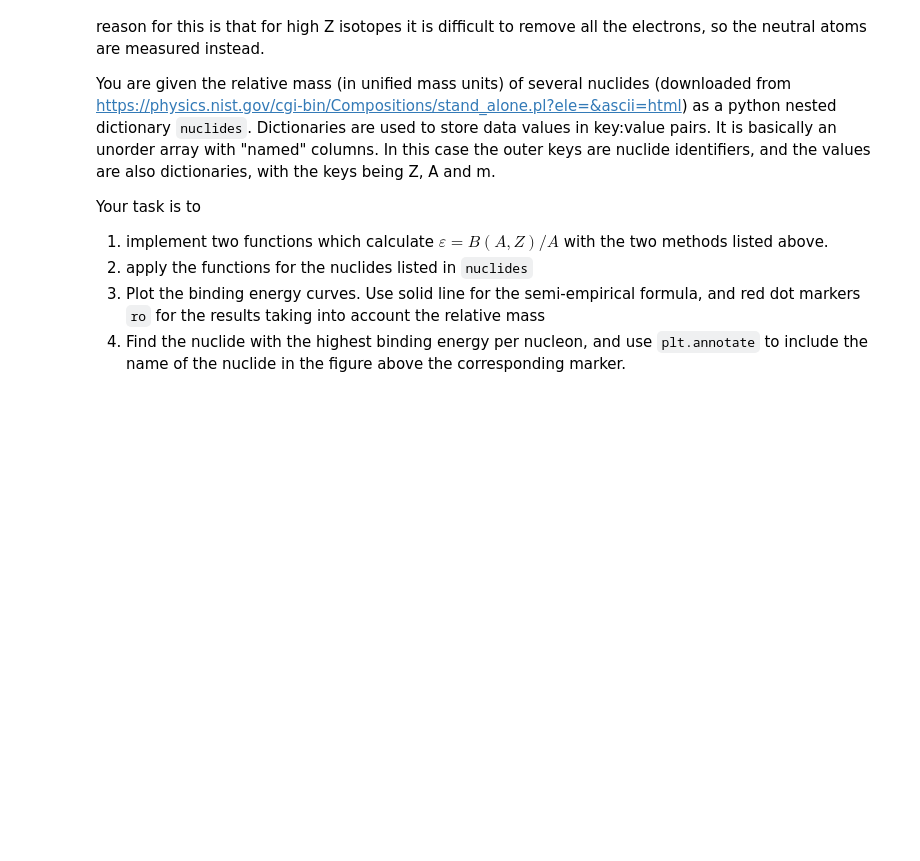
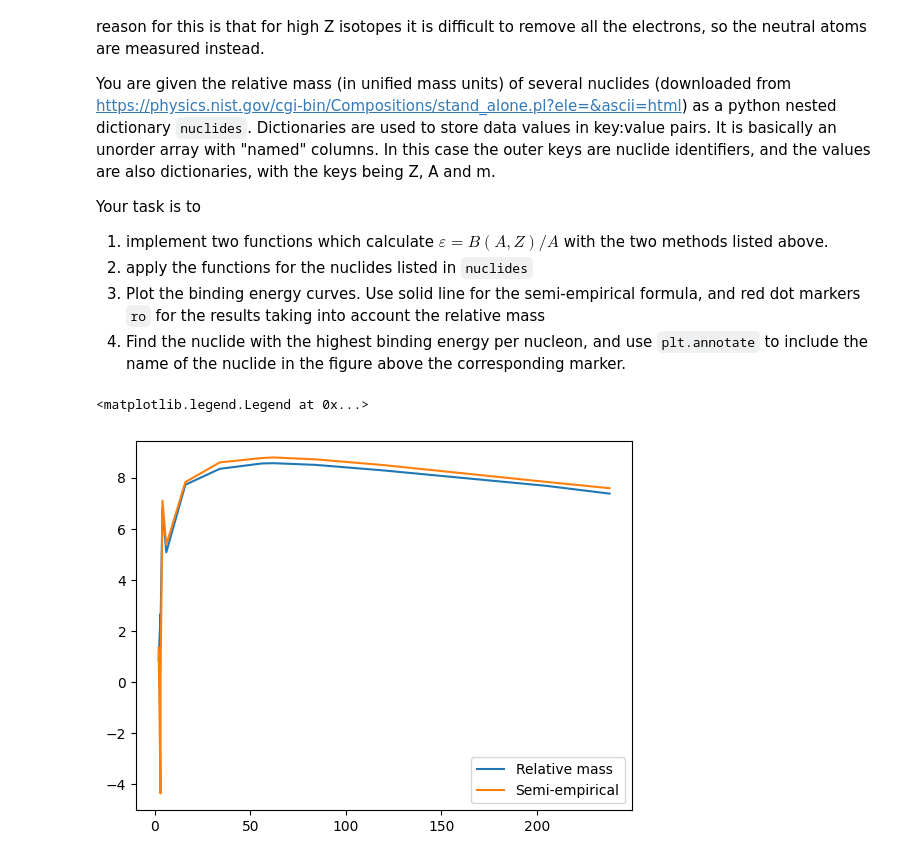
Before and after one commit to MalteHanse/RFP, a Jupyter notebook: Datalabs/Datalab02/2-IntermediatePythonI.ipynb, the cells around one changed output. Saved outputs shown, nothing was run; the diff lists cells and outputs as text; code cells hidden in the pictures; blank space fills up the shorter version.

```diff
--- a/Datalabs/Datalab02/2-IntermediatePythonI.ipynb
+++ b/Datalabs/Datalab02/2-IntermediatePythonI.ipynb
@@ -702,31 +704,72 @@ nuclides={'H2': {'Z': 1, 'A': 2, 'm': 2.01410177812},
 
 def BAZ(A,Z,m):
     """Function to calculate the binding energy per nucleon
 
     Parameters
     ----------
     A : int
         Mass number of nuclide
     Z : int
         Proton number of nuclide
     m : float
         Mass of the nuclide
     """
-    eps=#YOUR CODE HERE
+
+    eps = (Z * mp + (A - Z) * mn - m) * muc2
+
     return eps/A
 
 def BAZ_BW(A,Z):
     """Function to calculate the binding energy per nucleon
     with the semi-empirical formula
 
     Parameters
     ----------
     A : int
         Mass number of nuclide
     Z : int
         Proton number of nuclide
     """
     #your code comes here
+    volume = 15.75 * A
+    assymetry = -94.8 * (A / 2 - Z)**2 / A
+    surface = -17.8 * A ** (2/3)
+    coulomb = -0.71 * Z**2 * A **(-1/3)
+
+    if A % 2 == 0 and Z % 2 == 0:
+        delta = 1
+
+    elif A % 2 != 0 and Z % 2 != 0:
+        delta = -1
+
+    else:
+        delta = 0
+
+    pairing = 34 * delta * A**(-3/4)
+    eps= volume + assymetry + surface + coulomb + pairing
+
     return eps/A
 
 #your code to apply these functions and to plot the results comes here.
+binding_semi = []
+binding_mass = []
+As = [val['A'] for val in nuclides.values()]
+
+for nuclei, values in nuclides.items():
+    A = values['A']
+    Z = values['Z']
+    m = values['m']
+    semi = BAZ_BW(A, Z)
+    mass = BAZ(A, Z, m)
+
+    binding_mass.append(mass)
+    binding_semi.append(semi)
+
+fig, axes = plt.subplots()
+
+axes.plot(As, binding_mass, label='Relative mass')
+axes.plot(As, binding_semi, label='Semi-empirical')
+axes.legend()
+# %% [output]
+<matplotlib.legend.Legend at 0x...>
+[figure, added]
```
Also changed, not shown: parts of 1 cell of this notebook.
